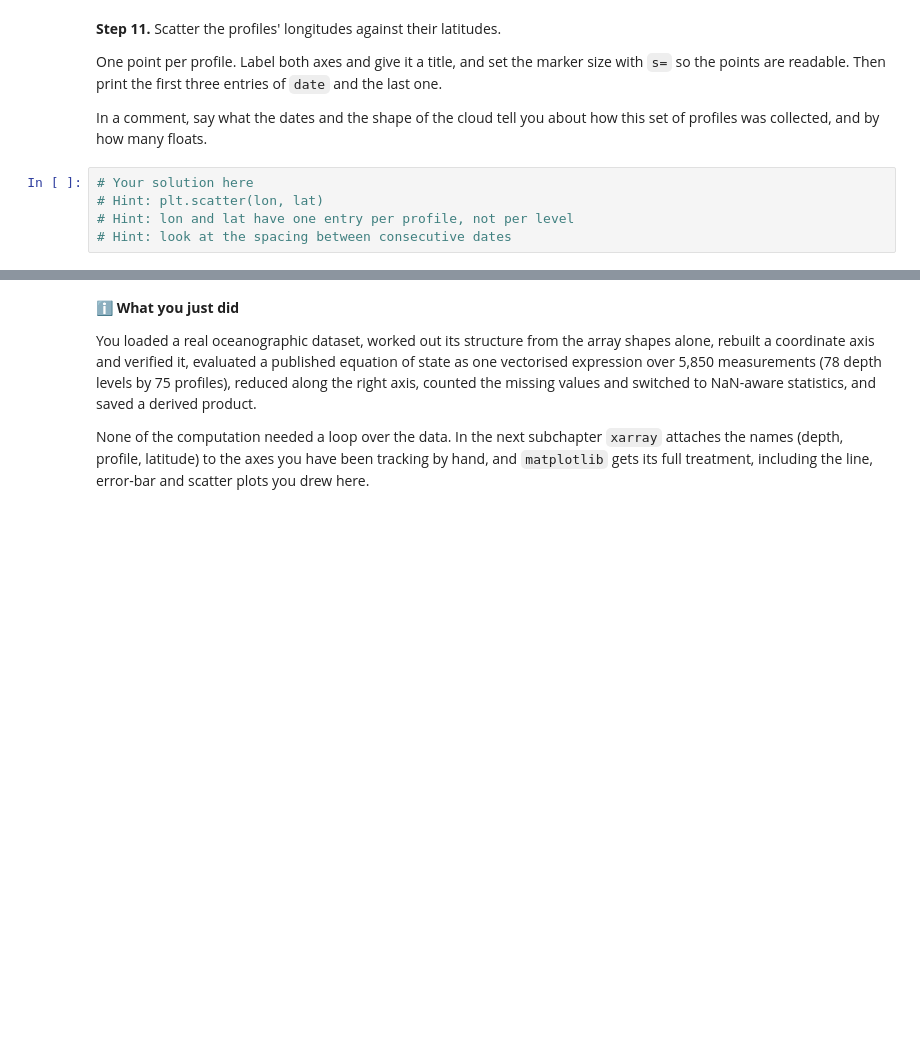
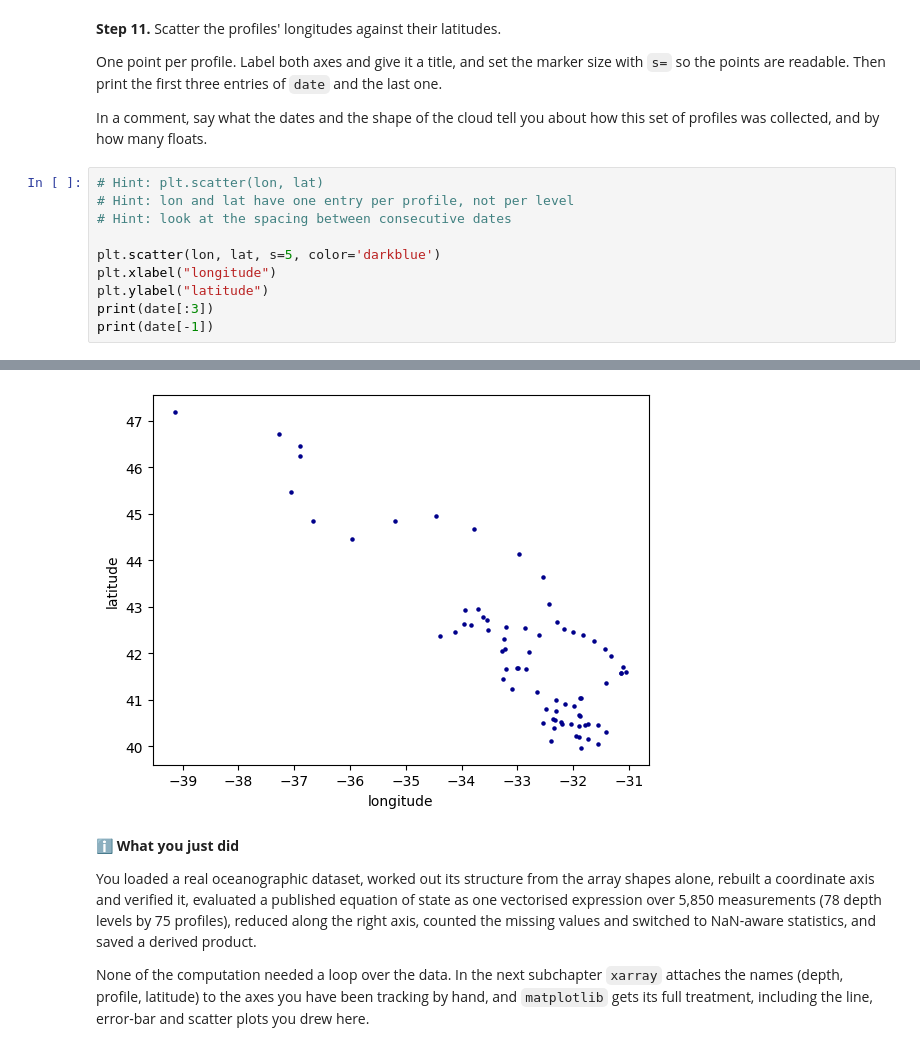
Before and after one commit to MaximeG2110/2026_Intro_Python, a Jupyter notebook: live/part-I/1.3-numpy-exercises.ipynb, the cells around one changed output, grey strips where cells are left out. Drawn from its saved outputs; the diff is of its cells as text; blank space fills up the shorter version.

```diff
--- a/live/part-I/1.3-numpy-exercises.ipynb
+++ b/live/part-I/1.3-numpy-exercises.ipynb
@@ -398,7 +720,13 @@ the points are readable. Then print the first three entries of `date` and the la
 In a comment, say what the dates and the shape of the cloud tell you about how this set of
 profiles was collected, and by how many floats.
 # %%
-# Your solution here
 # Hint: plt.scatter(lon, lat)
 # Hint: lon and lat have one entry per profile, not per level
 # Hint: look at the spacing between consecutive dates
+
+plt.scatter(lon, lat, s=5, color='darkblue')
+plt.xlabel("longitude")
+plt.ylabel("latitude")
+print(date[:3])
+print(date[-1])
+# %% [output]
@@ -405,3 +736,4 @@ profiles was collected, and by how many floats.
+[figure, added]
 # %% [markdown]
 **ℹ️ What you just did**
 
```
Also changed, not shown: parts of 27 cells of this notebook.
